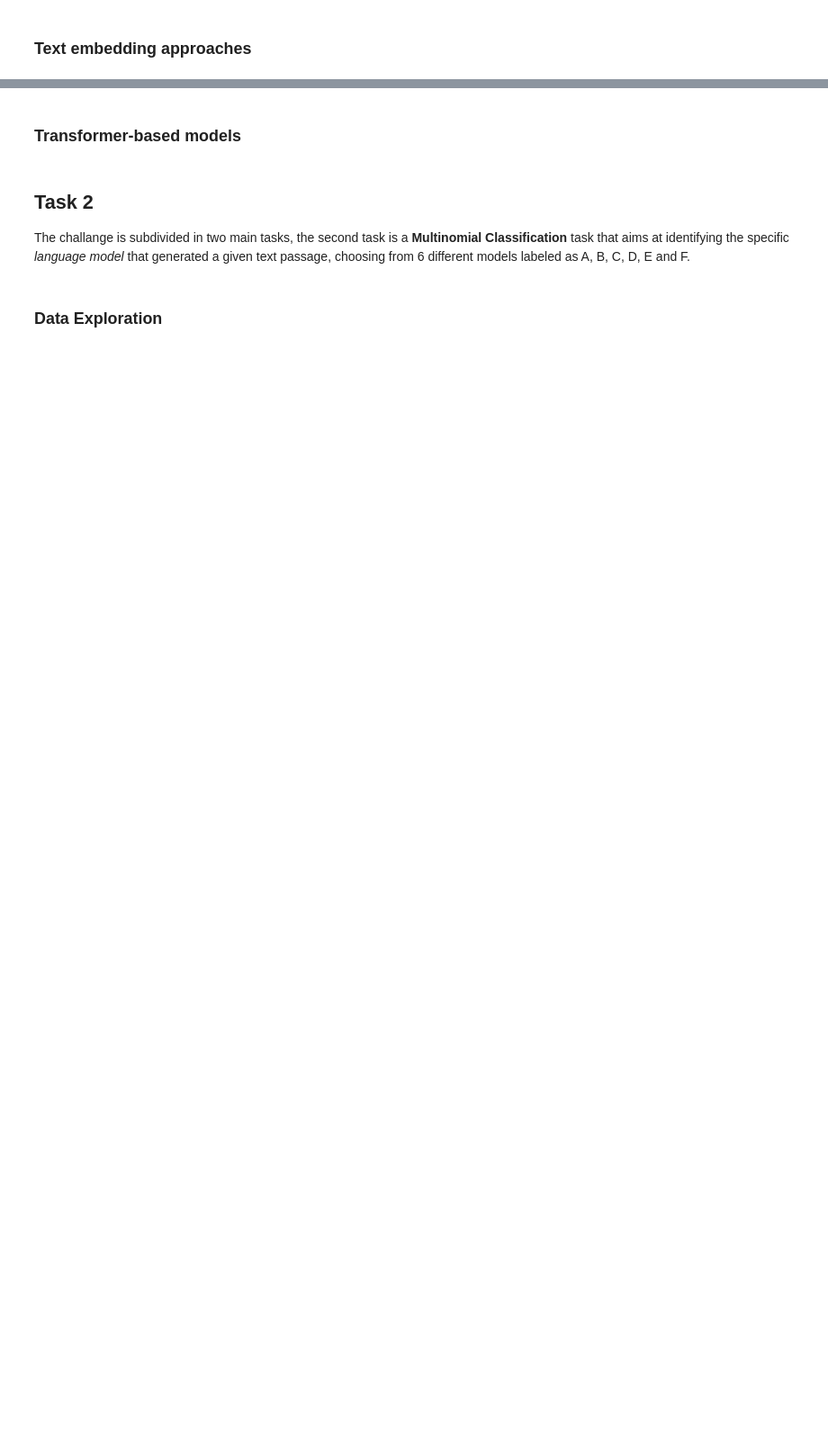
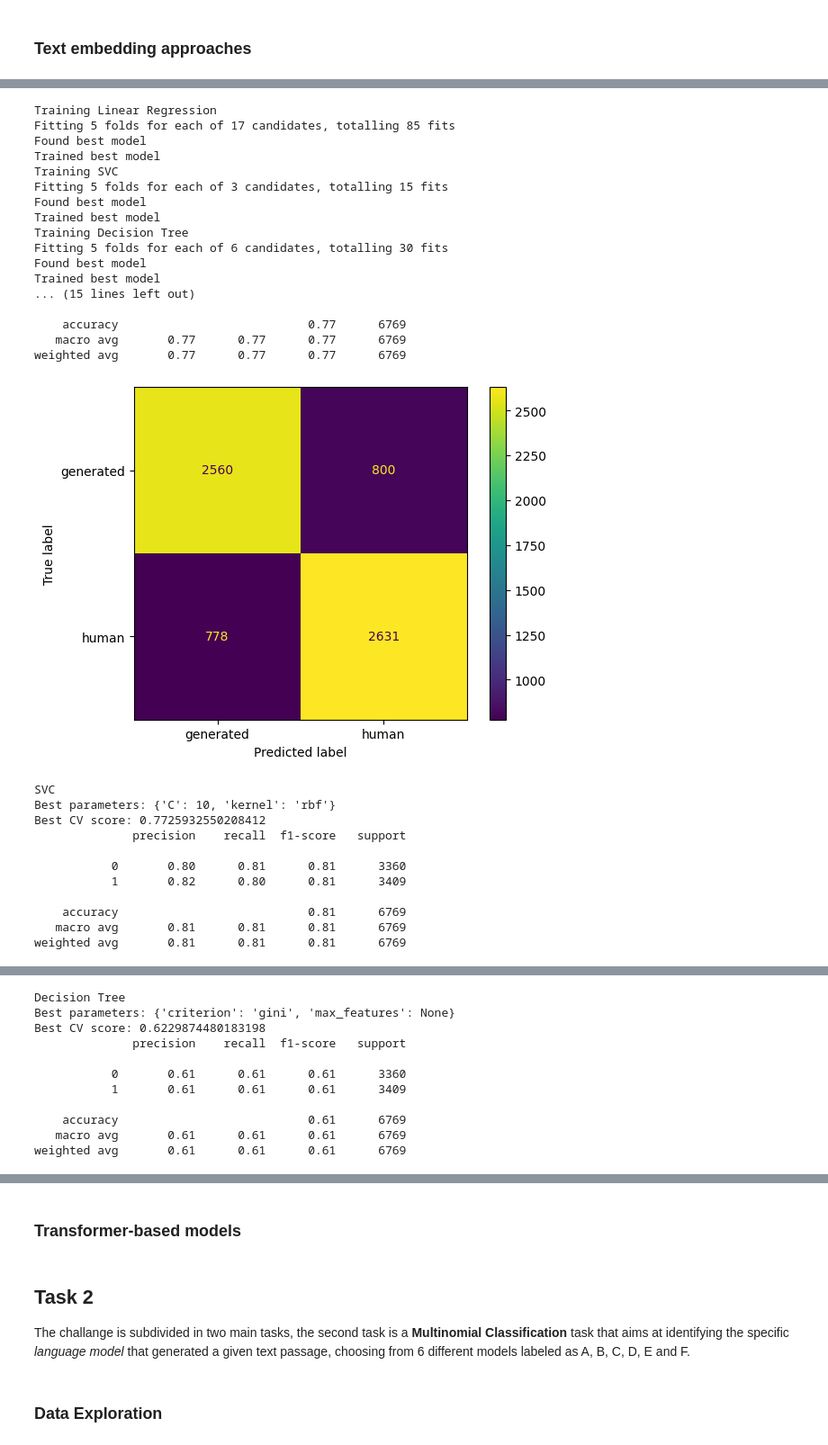
Before and after one commit to daviderigamonti/NLP-Project, a Jupyter notebook: notebooks/Final.ipynb, the cells around one changed output, grey strips where cells are left out. Shown at 90% size. Saved outputs shown, nothing was run; the diff lists cells and outputs as text; code cells hidden in the pictures; blank space fills up the shorter version.

```diff
--- a/notebooks/Final.ipynb
+++ b/notebooks/Final.ipynb
@@ -1198,0 +1137,35 @@ This result is particularly interesting since no direct text information is give
+# %%
+x_train, x_test, y_train, y_test=prep_dataset('multi-qa-mpnet-base-dot-v1',tr=True)
+models=setup_models()
+train_models(models,x_train,y_train)
+evaluate_models(models,x_test,y_test)
+# %% [output]
+Training Linear Regression
+Fitting 5 folds for each of 17 candidates, totalling 85 fits
+Found best model
+Trained best model
+Training SVC
+Fitting 5 folds for each of 3 candidates, totalling 15 fits
+Found best model
+Trained best model
+Training Decision Tree
+Fitting 5 folds for each of 6 candidates, totalling 30 fits
+Found best model
+Trained best model
+... (15 lines left out)
+
+    accuracy                           0.77      6769
+   macro avg       0.77      0.77      0.77      6769
+weighted avg       0.77      0.77      0.77      6769
+[figure, added]
+SVC
+Best parameters: {'C': 10, 'kernel': 'rbf'}
+Best CV score: 0.7725932550208412
+              precision    recall  f1-score   support
+
+           0       0.80      0.81      0.81      3360
+           1       0.82      0.80      0.81      3409
+
+    accuracy                           0.81      6769
+   macro avg       0.81      0.81      0.81      6769
+weighted avg       0.81      0.81      0.81      6769
@@ -1198,0 +1173,11 @@ This result is particularly interesting since no direct text information is give
+Decision Tree
+Best parameters: {'criterion': 'gini', 'max_features': None}
+Best CV score: 0.6229874480183198
+              precision    recall  f1-score   support
+
+           0       0.61      0.61      0.61      3360
+           1       0.61      0.61      0.61      3409
+
+    accuracy                           0.61      6769
+   macro avg       0.61      0.61      0.61      6769
+weighted avg       0.61      0.61      0.61      6769
```
Also changed, not shown: parts of 151 cells of this notebook.
